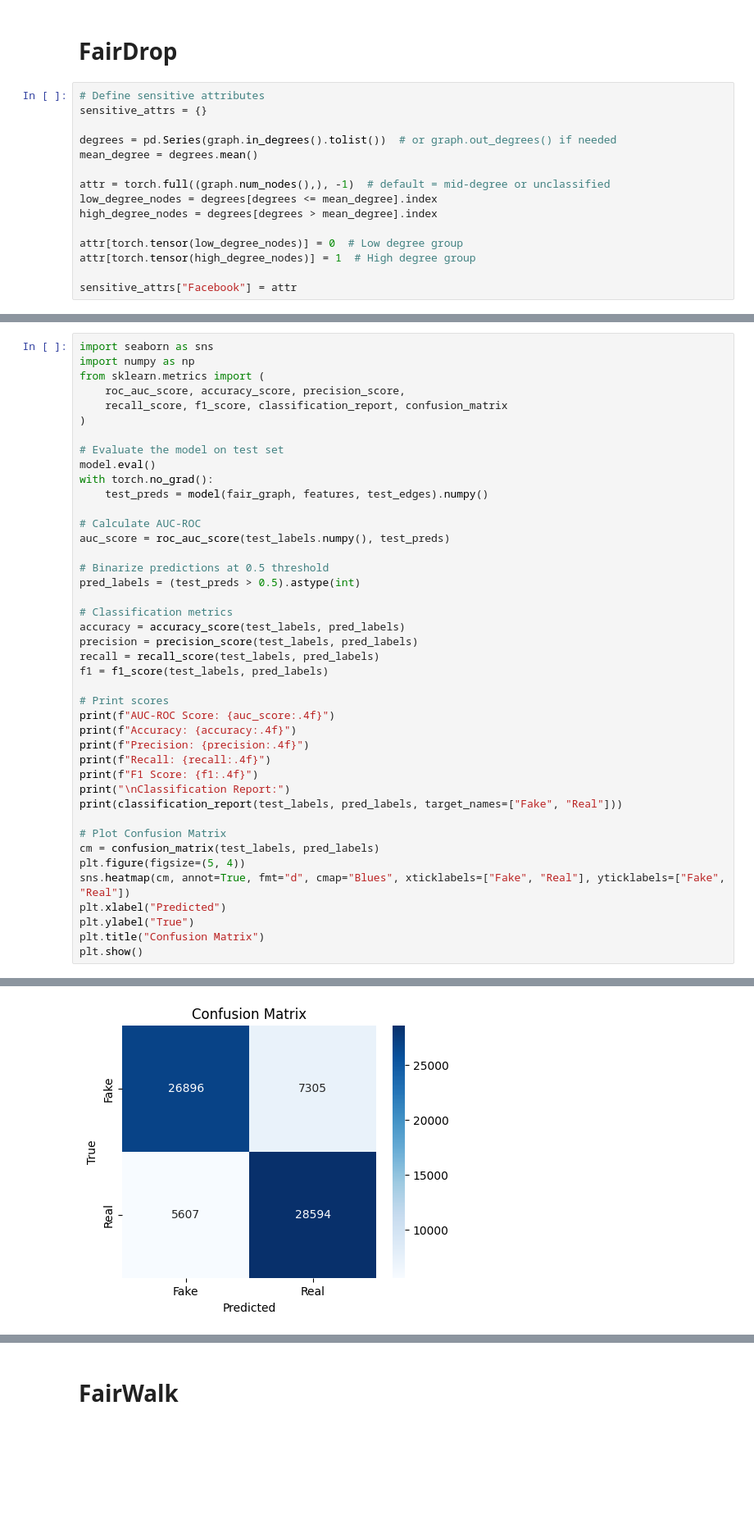
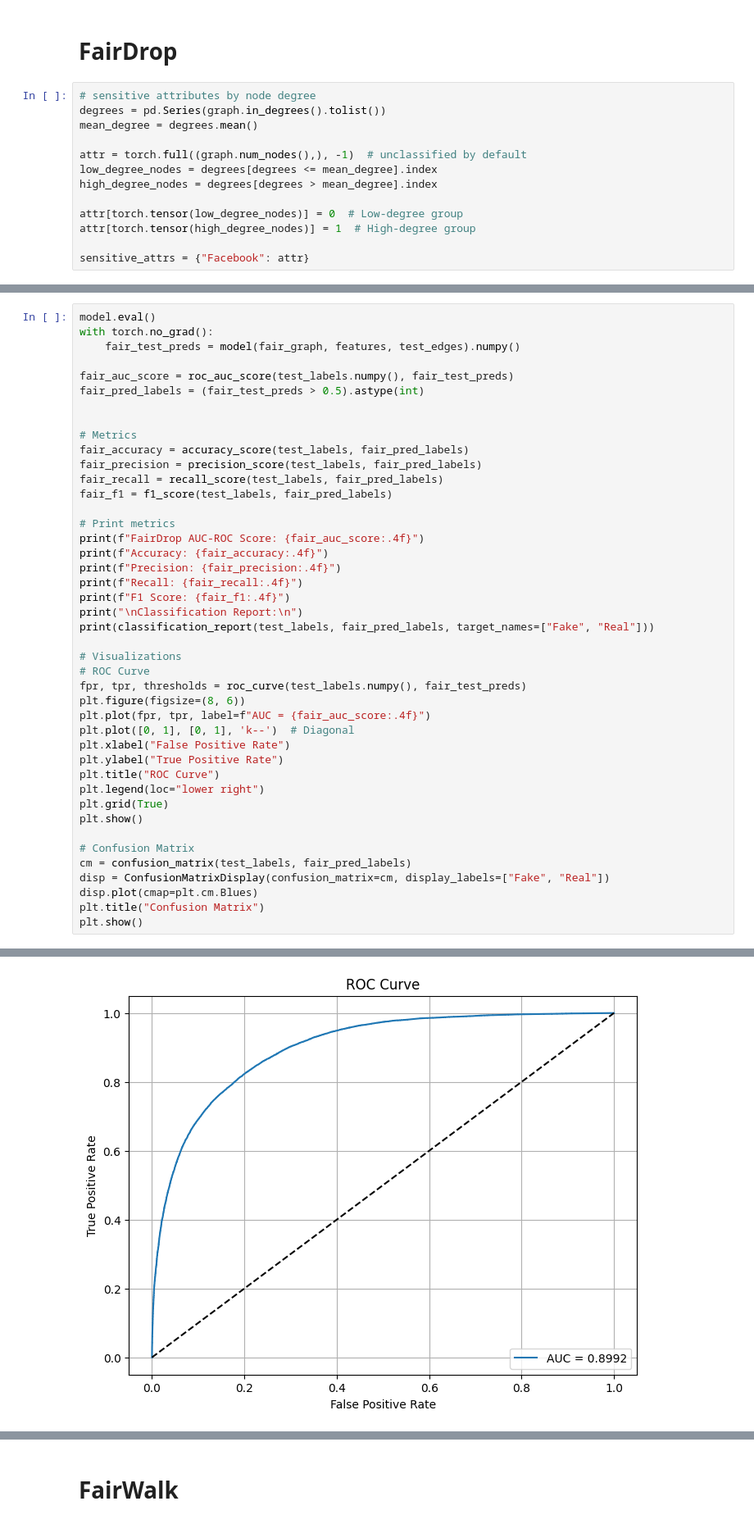
Before and after one commit to MarZim45/thesis_social_networks, a Jupyter notebook: Facebook dataset/archive/facebook_large/notebook.ipynb, the cells around one changed output, grey strips where cells are left out. Shown: that part at 82% size. Drawn from its saved outputs; the diff is of its cells as text; blank space fills up the shorter version.

Commit message:
facebook notebook updat e

```diff
--- a/Facebook dataset/archive/facebook_large/notebook.ipynb
+++ b/Facebook dataset/archive/facebook_large/notebook.ipynb
@@ -503,18 +568,16 @@ The AUC of `0.88` confirms that the model performs significantly better than ran
 # %% [markdown]
 # FairDrop
 # %%
-# Define sensitive attributes
-sensitive_attrs = {}
-
-degrees = pd.Series(graph.in_degrees().tolist())  # or graph.out_degrees() if needed
+# sensitive attributes by node degree
+degrees = pd.Series(graph.in_degrees().tolist())
 mean_degree = degrees.mean()
 
-attr = torch.full((graph.num_nodes(),), -1)  # default = mid-degree or unclassified
+attr = torch.full((graph.num_nodes(),), -1)  # unclassified by default
 low_degree_nodes = degrees[degrees <= mean_degree].index
 high_degree_nodes = degrees[degrees > mean_degree].index
 
-attr[torch.tensor(low_degree_nodes)] = 0  # Low degree group
-attr[torch.tensor(high_degree_nodes)] = 1  # High degree group
+attr[torch.tensor(low_degree_nodes)] = 0  # Low-degree group
+attr[torch.tensor(high_degree_nodes)] = 1  # High-degree group
 
-sensitive_attrs["Facebook"] = attr
+sensitive_attrs = {"Facebook": attr}
 # %%
@@ -598,43 +648,44 @@ Epoch 20/20, Train Loss: 0.3961, Test Loss: 0.4021
 # %%
-import seaborn as sns
-import numpy as np
-from sklearn.metrics import (
-    roc_auc_score, accuracy_score, precision_score,
-    recall_score, f1_score, classification_report, confusion_matrix
-)
-
-# Evaluate the model on test set
 model.eval()
 with torch.no_grad():
-    test_preds = model(fair_graph, features, test_edges).numpy()
+    fair_test_preds = model(fair_graph, features, test_edges).numpy()
 
-# Calculate AUC-ROC
-auc_score = roc_auc_score(test_labels.numpy(), test_preds)
+fair_auc_score = roc_auc_score(test_labels.numpy(), fair_test_preds)
+fair_pred_labels = (fair_test_preds > 0.5).astype(int)
 
-# Binarize predictions at 0.5 threshold
-pred_labels = (test_preds > 0.5).astype(int)
 
-# Classification metrics
-accuracy = accuracy_score(test_labels, pred_labels)
-precision = precision_score(test_labels, pred_labels)
-recall = recall_score(test_labels, pred_labels)
-f1 = f1_score(test_labels, pred_labels)
+# Metrics
+fair_accuracy = accuracy_score(test_labels, fair_pred_labels)
+fair_precision = precision_score(test_labels, fair_pred_labels)
+fair_recall = recall_score(test_labels, fair_pred_labels)
+fair_f1 = f1_score(test_labels, fair_pred_labels)
 
-# Print scores
-print(f"AUC-ROC Score: {auc_score:.4f}")
-print(f"Accuracy: {accuracy:.4f}")
-print(f"Precision: {precision:.4f}")
-print(f"Recall: {recall:.4f}")
-print(f"F1 Score: {f1:.4f}")
-print("\nClassification Report:")
-print(classification_report(test_labels, pred_labels, target_names=["Fake", "Real"]))
+# Print metrics
+print(f"FairDrop AUC-ROC Score: {fair_auc_score:.4f}")
+print(f"Accuracy: {fair_accuracy:.4f}")
+print(f"Precision: {fair_precision:.4f}")
+print(f"Recall: {fair_recall:.4f}")
+print(f"F1 Score: {fair_f1:.4f}")
+print("\nClassification Report:\n")
+print(classification_report(test_labels, fair_pred_labels, target_names=["Fake", "Real"]))
 
-# Plot Confusion Matrix
-cm = confusion_matrix(test_labels, pred_labels)
-plt.figure(figsize=(5, 4))
-sns.heatmap(cm, annot=True, fmt="d", cmap="Blues", xticklabels=["Fake", "Real"], yticklabels=["Fake", "Real"])
-plt.xlabel("Predicted")
-plt.ylabel("True")
+# Visualizations
+# ROC Curve
+fpr, tpr, thresholds = roc_curve(test_labels.numpy(), fair_test_preds)
+plt.figure(figsize=(8, 6))
+plt.plot(fpr, tpr, label=f"AUC = {fair_auc_score:.4f}")
+plt.plot([0, 1], [0, 1], 'k--')  # Diagonal
+plt.xlabel("False Positive Rate")
+plt.ylabel("True Positive Rate")
+plt.title("ROC Curve")
+plt.legend(loc="lower right")
+plt.grid(True)
+plt.show()
+
+# Confusion Matrix
+cm = confusion_matrix(test_labels, fair_pred_labels)
+disp = ConfusionMatrixDisplay(confusion_matrix=cm, display_labels=["Fake", "Real"])
+disp.plot(cmap=plt.cm.Blues)
 plt.title("Confusion Matrix")
 plt.show()
 # %% [output]
@@ -652,5 +704,5 @@ Classification Report:
 
     accuracy                           0.81     68402
    macro avg       0.81      0.81      0.81     68402
 weighted avg       0.81      0.81      0.81     68402
-[figure, old version]
+[figure, new version]
```
Also changed, not shown: parts of 55 cells of this notebook, 1 other file.
